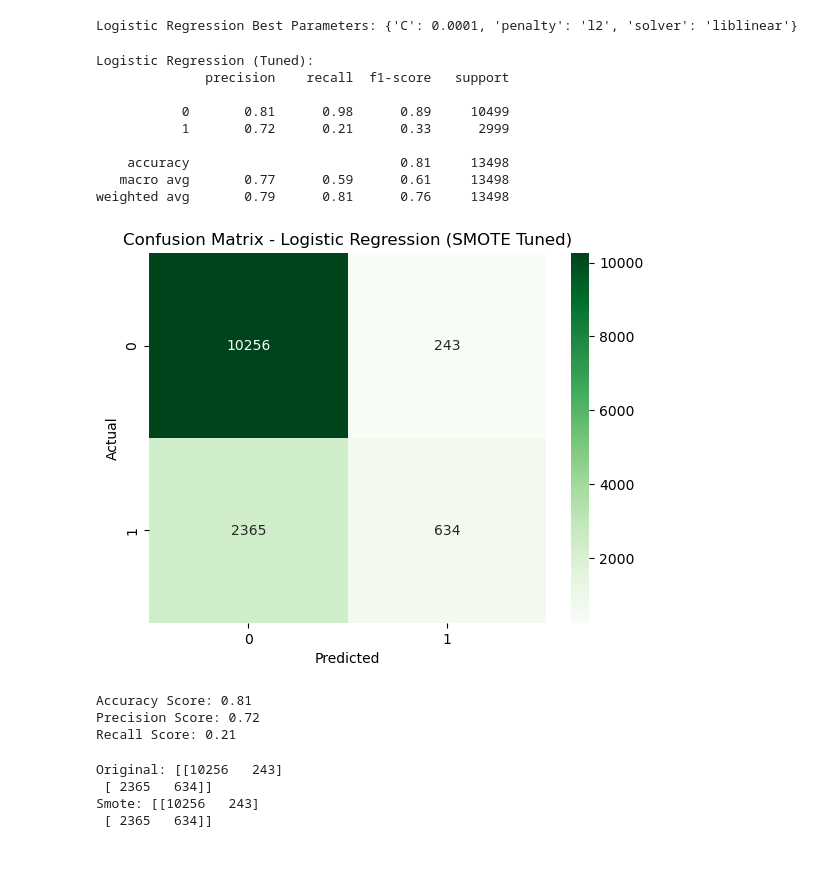
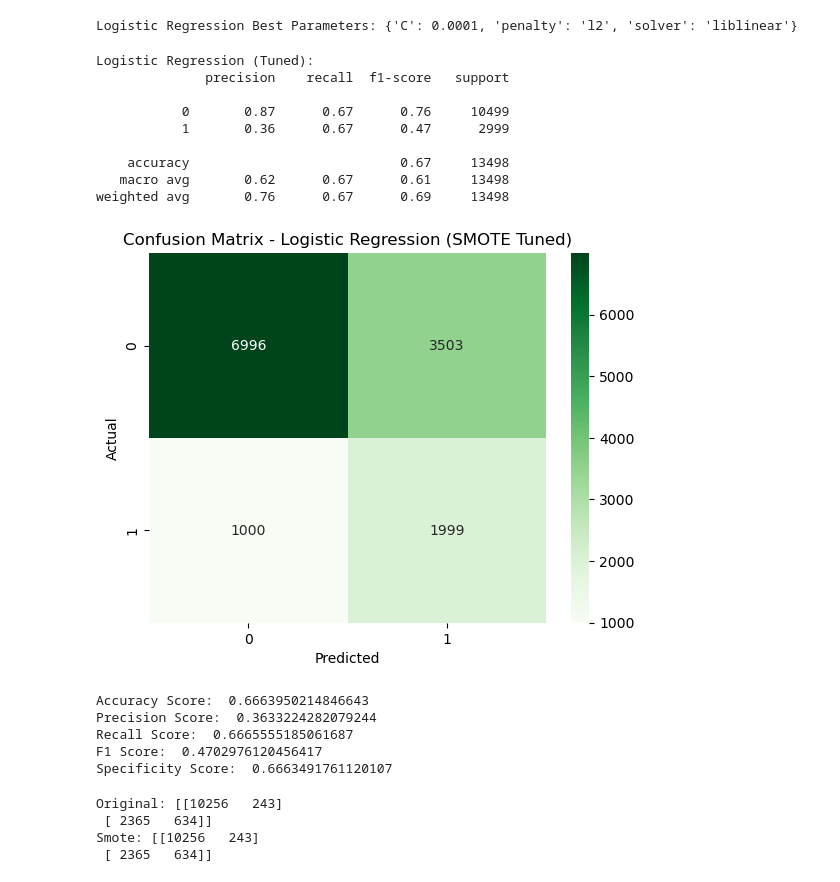
Before and after one commit to jb705249/SJU_DSS_740_Final_Project, a Jupyter notebook: Scr/modeling_logistic_regression.ipynb, the cells around one changed output. Cells and saved outputs as stored; diff of their text form; code cells hidden in the pictures.

```diff
--- a/Scr/modeling_logistic_regression.ipynb
+++ b/Scr/modeling_logistic_regression.ipynb
@@ -92,7 +92,7 @@ Name: proportion, dtype: float64
 # Models
 # %%
 # Logistic Regression
-lrBase = LogisticRegression(max_iter=1000, solver='saga')
+lrBase = LogisticRegression(max_iter=1000)
 lrBase.fit(X_train_scaled, y_train)
 y_pred = lrBase.predict(X_test_scaled)
 print("Logistic Regression Accuracy:", accuracy_score(y_test, y_pred))
@@ -321,51 +314,59 @@ lr_param_grid_smote = {
     'solver': ['liblinear']
 }
 lr_grid_search_smote = GridSearchCV(LogisticRegression(random_state=42),
-                               param_grid=lr_param_grid_smote, cv=5, scoring='recall', n_jobs=-1)
+                               param_grid=lr_param_grid_smote, cv=5, scoring='f1', n_jobs=-1)
 lr_grid_search_smote.fit(X_smote_train, y_smote_train)
 
 print("\nLogistic Regression Best Parameters:", lr_grid_search_smote.best_params_)
-lr_best_model_smote = lr_grid_search.best_estimator_
+lr_best_model_smote = lr_grid_search_smote.best_estimator_
 # %% [output]
 Logistic Regression Best Parameters: {'C': 0.0001, 'penalty': 'l2', 'solver': 'liblinear'}
 # %%
 # Define string labels for display
 target_names = ['0', '1']
 
 # Generate predictions
 lr_tuned_predictions_smote = lr_best_model_smote.predict(X_test_scaled)
 
 # Classification report
 print("\nLogistic Regression (Tuned):")
 print(classification_report(y_test, lr_tuned_predictions_smote, target_names=target_names))
 
 # Confusion matrix
 cm_lr_tuned_smote = confusion_matrix(y_test, lr_tuned_predictions_smote, labels=[0, 1])
 sns.heatmap(cm_lr_tuned_smote, annot=True, fmt='d', cmap='Greens',
             xticklabels=target_names, yticklabels=target_names)
 plt.xlabel('Predicted')
 plt.ylabel('Actual')
 plt.title('Confusion Matrix - Logistic Regression (SMOTE Tuned)')
 plt.show()
 
 #Evaluate the model
-print('Accuracy Score: {:.2f}'.format(accuracy_score(y_test, lr_tuned_predictions_smote)))
-print('Precision Score: {:.2f}'.format(precision_score(y_test, lr_tuned_predictions_smote)))
-print('Recall Score: {:.2f}'.format(recall_score(y_test, lr_tuned_predictions_smote)))
+print('Accuracy Score: ', accuracy_score(y_test, lr_tuned_predictions_smote))
+print('Precision Score: ', precision_score(y_test, lr_tuned_predictions_smote))
+print('Recall Score: ', recall_score(y_test, lr_tuned_predictions_smote))
+print('F1 Score: ', f1_score(y_test, lr_tuned_predictions_smote))
+
+tn_tuned_smote = cm_lr_tuned_smote[0,0]
+fp_tuned_smote = cm_lr_tuned_smote[0,1]
+specificity_tuned_smote = tn_tuned_smote/(tn_tuned_smote+fp_tuned_smote)
+print('Specificity Score: ', specificity_tuned_smote)
 # %% [output]
 Logistic Regression (Tuned):
               precision    recall  f1-score   support
 
-           0       0.81      0.98      0.89     10499
-           1       0.72      0.21      0.33      2999
+           0       0.87      0.67      0.76     10499
+           1       0.36      0.67      0.47      2999
 
-    accuracy                           0.81     13498
-   macro avg       0.77      0.59      0.61     13498
-weighted avg       0.79      0.81      0.76     13498
+    accuracy                           0.67     13498
+   macro avg       0.62      0.67      0.61     13498
+weighted avg       0.76      0.67      0.69     13498
-[figure, old version]
+[figure, new version]
-Accuracy Score: 0.81
-Precision Score: 0.72
-Recall Score: 0.21
+Accuracy Score:  0.6663950214846643
+Precision Score:  0.3633224282079244
+Recall Score:  0.6665555185061687
+F1 Score:  0.4702976120456417
+Specificity Score:  0.6663491761120107
 # %%
 print("Original:", cm_lr_tuned)
 print("Smote:", cm_lr_tuned_smote)
```
Also changed, not shown: parts of 10 cells of this notebook.
